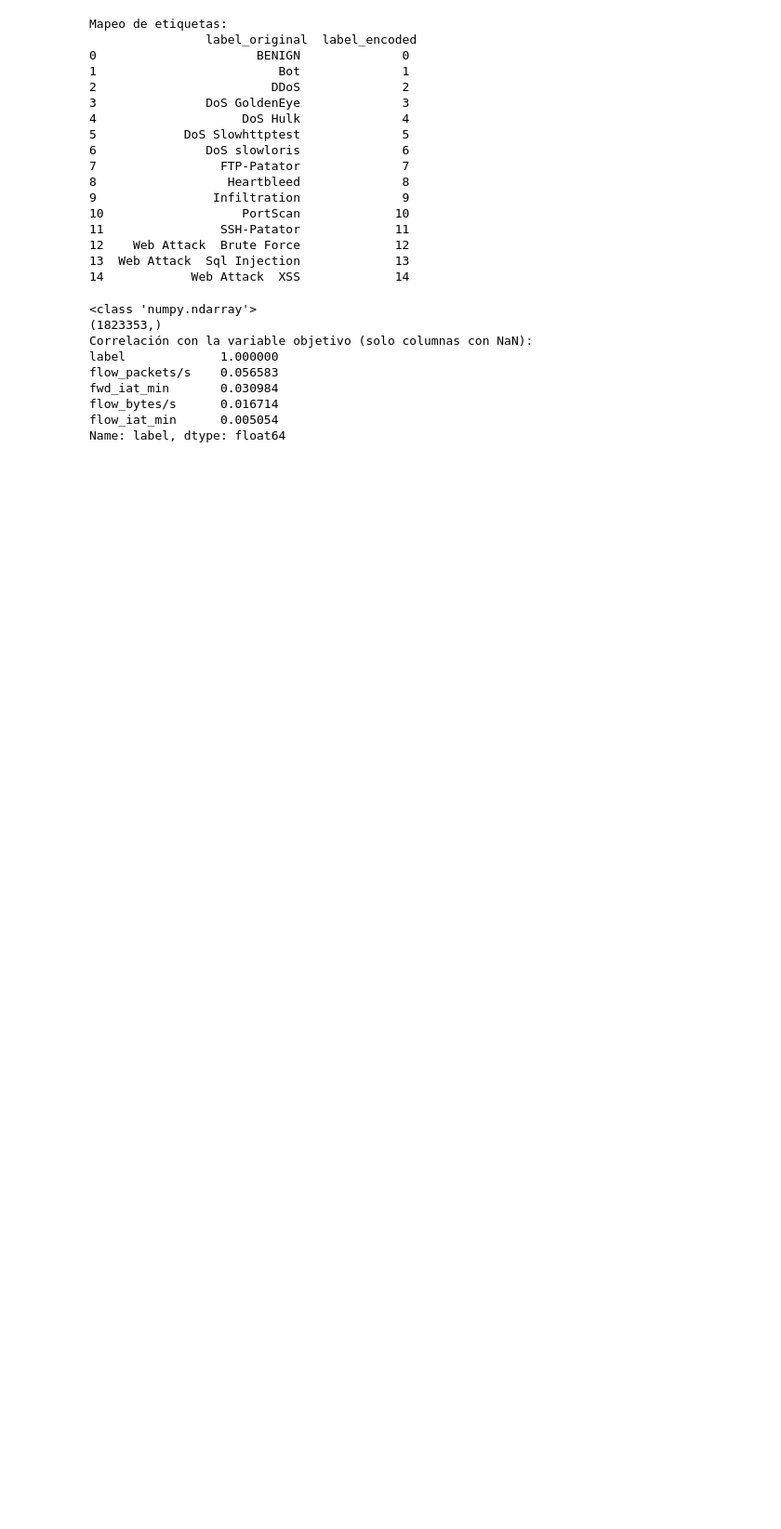
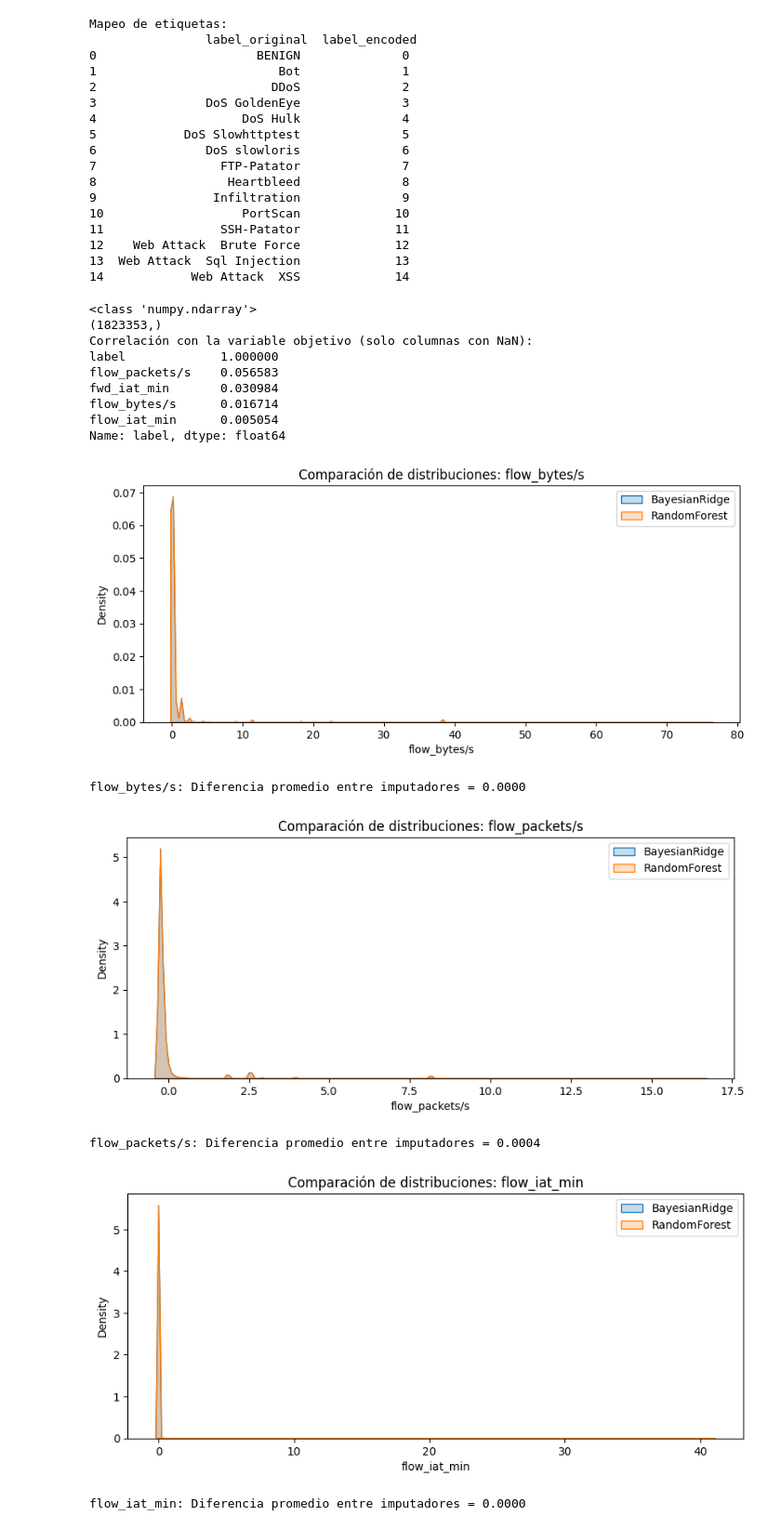
Before and after one commit to johnnyredwood/ArquitecturaMoEClasificacionIntrusiones, a Jupyter notebook: BaselineModelsSimpleValidation.ipynb, the cells around one changed output. Shown at 93% size. Saved outputs shown, nothing was run; the diff lists cells and outputs as text; code cells hidden in the pictures; blank space fills up the shorter version.

```diff
--- a/BaselineModelsSimpleValidation.ipynb
+++ b/BaselineModelsSimpleValidation.ipynb
@@ -98,11 +74,11 @@ from sklearn.model_selection import train_test_split
 #Division estratificada para muestras de cada clase a nivel de cada subset
 
 X_train, X_temp, y_train, y_temp = train_test_split(
-    X, y, test_size=0.30, stratify=y, random_state=42
-)
+    X, y, test_size=0.30, stratify=y,
+    random_state=42)
 X_val, X_test, y_val, y_test = train_test_split(
-    X_temp, y_temp, test_size=0.50, stratify=y_temp, random_state=42
-)
+    X_temp, y_temp, test_size=0.50, stratify=y_temp,
+    random_state=42)
 # %%
 #Encoding de labels
 le = LabelEncoder()
@@ -218,3 +193,27 @@ for imp_method in ["bayesian","rf"]:
         X_test_imp.to_pickle(f"Sets_Post_Scaled_Imp/X_test_scaled_{imp_method}.pkl")
 # %%
 #Analisis de Imputacion para validar si usar en el pipeline final BayesianRidge Imputer o RandomForest Imputer
+X_train_imp_br=pd.read_pickle("Sets_Post_Scaled_Imp/X_train_scaled_bayesian.pkl")
+X_train_imp_rf=pd.read_pickle("Sets_Post_Scaled_Imp/X_train_scaled_rf.pkl")
+
+cols_with_nans = X_train.columns[X_train.isna().any()].tolist()
+
+for col in cols_with_nans:
+        plt.figure(figsize=(10,4))
+        sns.kdeplot(X_train_imp_br[col], label='BayesianRidge', fill=True)
+        sns.kdeplot(X_train_imp_rf[col], label='RandomForest', fill=True)
+        plt.title(f"Comparación de distribuciones: {col}")
+        plt.legend()
+        plt.show()
+        diff_mean = np.mean(np.abs(X_train_imp_br[col] - X_train_imp_rf[col]))
+        print(f"{col}: Diferencia promedio entre imputadores = {diff_mean:.4f}")
+
+print(f"El conteo de nulos en set train imputado con Bayesian Regressor es {X_train_imp_br.isna().sum().sum()}")
+print(f"El conteo de nulos en set train imputado con Random Forest Regressor es {X_train_imp_rf.isna().sum().sum()}")
+# %% [output]
+[figure, added]
+flow_bytes/s: Diferencia promedio entre imputadores = 0.0000
+[figure, added]
+flow_packets/s: Diferencia promedio entre imputadores = 0.0004
+[figure, added]
+flow_iat_min: Diferencia promedio entre imputadores = 0.0000
```
Also changed, not shown: parts of 15 cells of this notebook, 3 other files.
